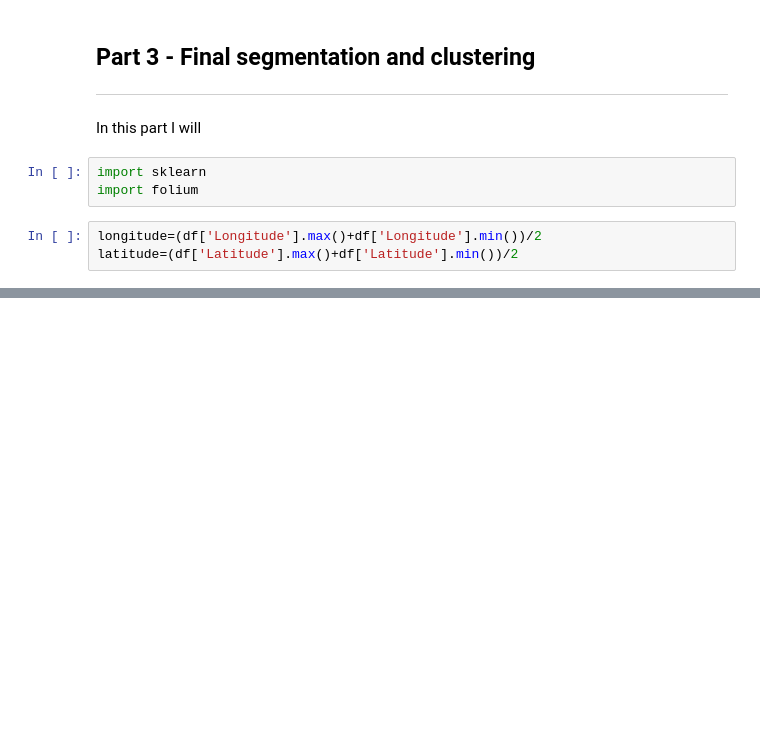
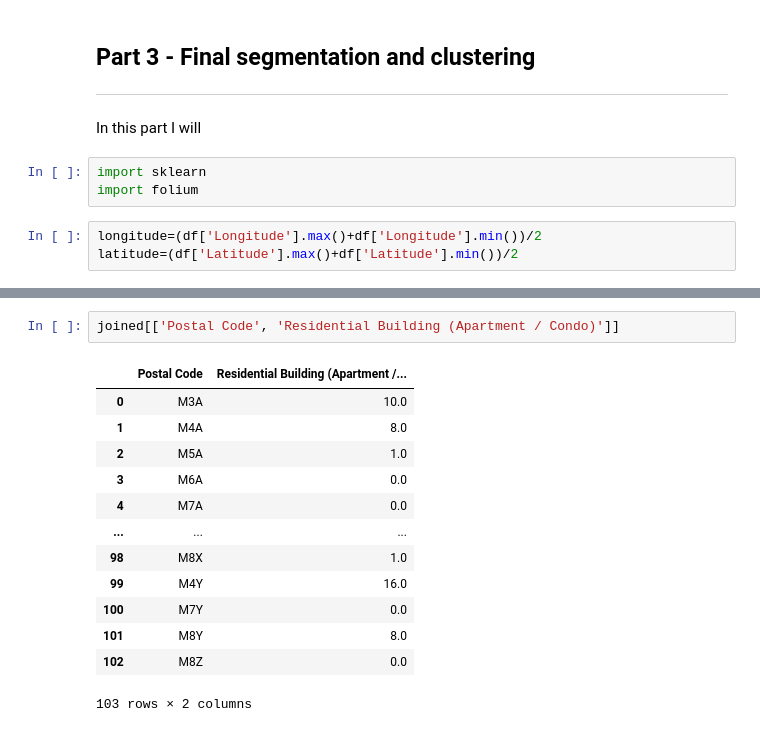
Before and after one commit to jarousek23/Coursera, a Jupyter notebook: Toronto_neighborhoods_clustering.ipynb, the cells around one changed output, grey strips where cells are left out. Drawn from its saved outputs; the diff is of its cells as text; blank space fills up the shorter version.

```diff
--- a/Toronto_neighborhoods_clustering.ipynb
+++ b/Toronto_neighborhoods_clustering.ipynb
@@ -132,0 +215,16 @@ imary': True}],
+# %%
+joined[['Postal Code', 'Residential Building (Apartment / Condo)']]
+# %% [output]
+|  | Postal Code | Residential Building (Apartment /... |
+| 0 | M3A | 10.0 |
+| 1 | M4A | 8.0 |
+| 2 | M5A | 1.0 |
+| 3 | M6A | 0.0 |
+| 4 | M7A | 0.0 |
+| ... | ... | ... |
+| 98 | M8X | 1.0 |
+| 99 | M4Y | 16.0 |
+| 100 | M7Y | 0.0 |
+| 101 | M8Y | 8.0 |
+| 102 | M8Z | 0.0 |
+103 rows × 2 columns
```
Also changed, not shown: parts of 24 cells of this notebook, 3 other files.
